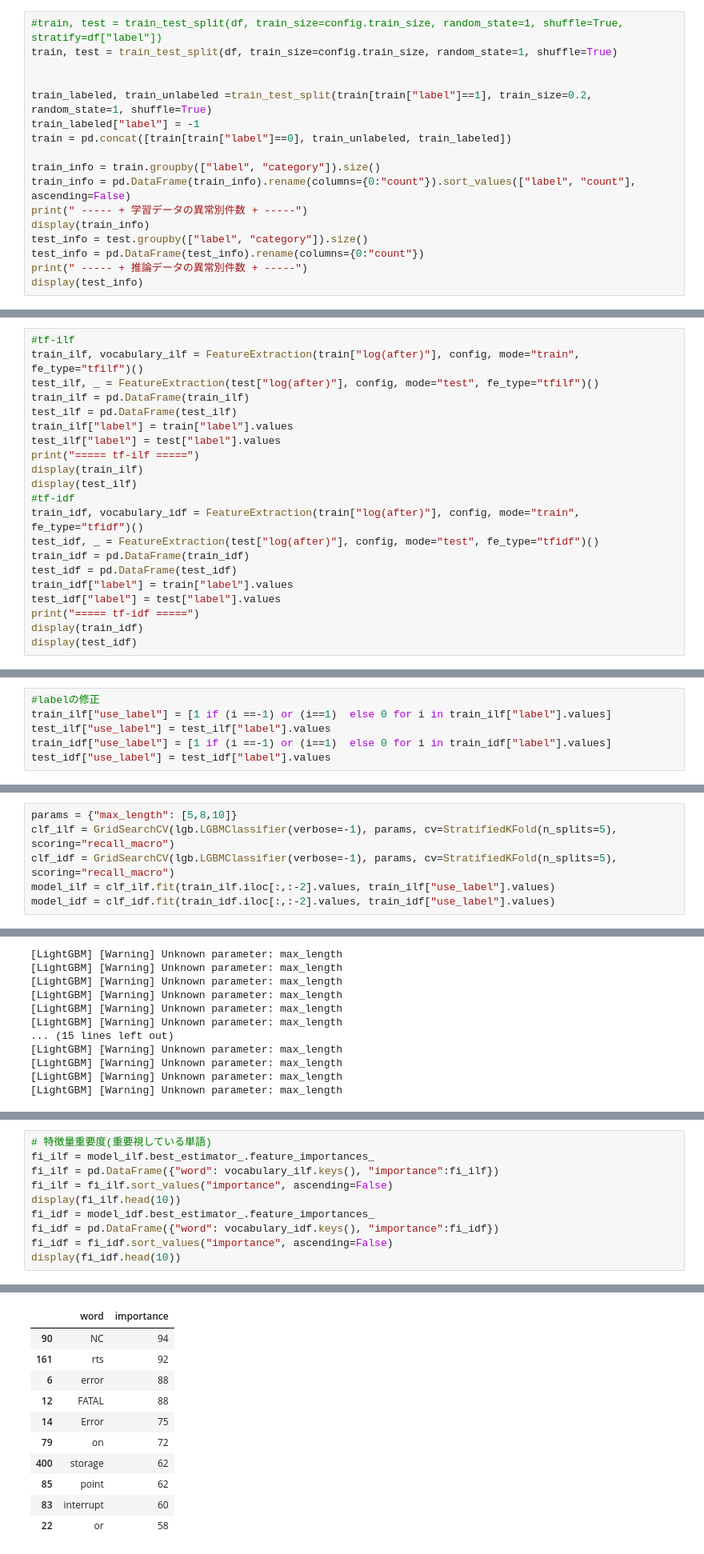
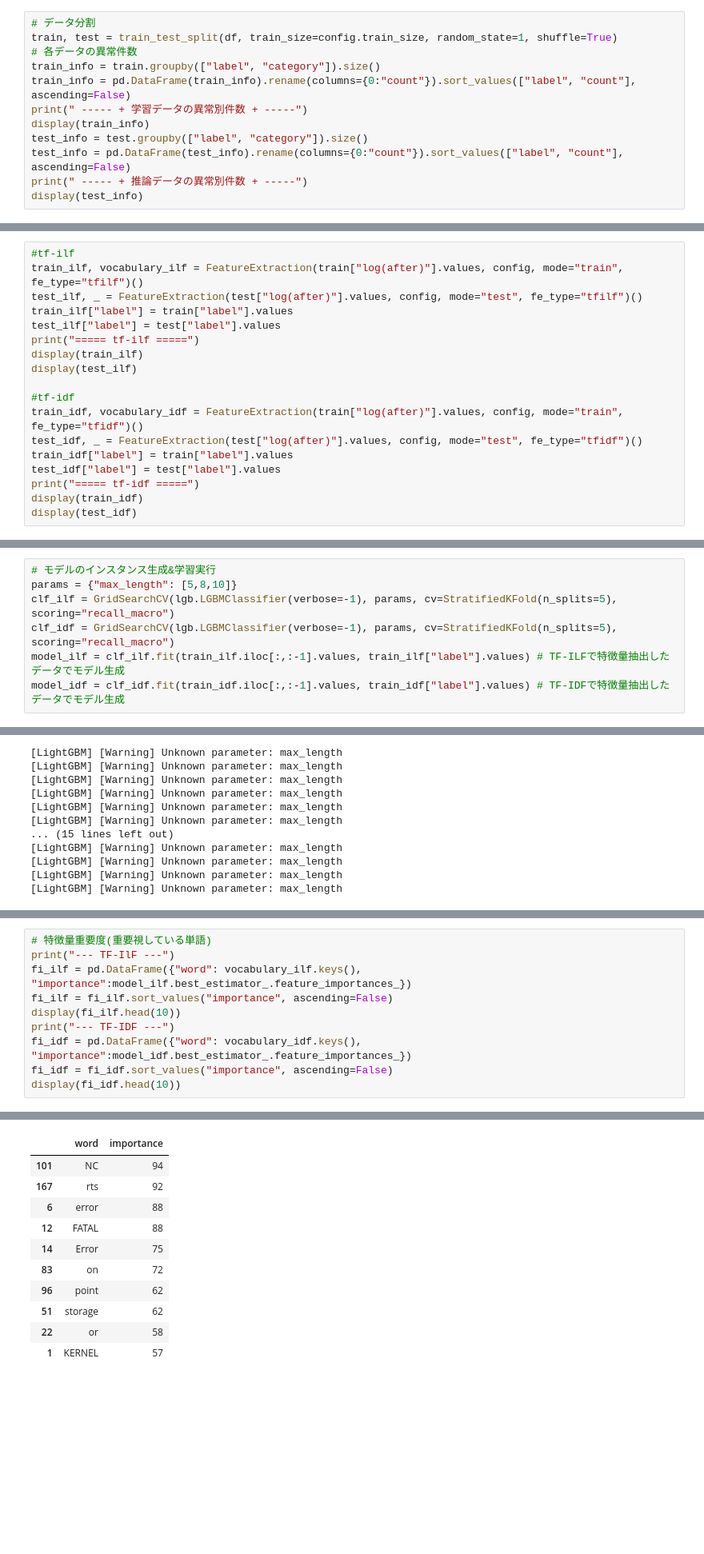
Before and after one commit to tkn34/Log-Analysis, a Jupyter notebook: exec.ipynb, the cells around one changed output, grey strips where cells are left out. Shown at 80% size. Drawn from its saved outputs; the diff is of its cells as text; blank space fills up the shorter version.

```diff
--- a/exec.ipynb
+++ b/exec.ipynb
@@ -116,20 +130,15 @@ display(pd.DataFrame(df["category"].value_counts()))
     * 正常データ(label) ：
     * 異常データ(label) ：
 # %%
-#train, test = train_test_split(df, train_size=config.train_size, random_state=1, shuffle=True, stratify=df["label"])
+# データ分割
 train, test = train_test_split(df, train_size=config.train_size, random_state=1, shuffle=True)
-
-
-train_labeled, train_unlabeled =train_test_split(train[train["label"]==1], train_size=0.2, random_state=1, shuffle=True)
-train_labeled["label"] = -1
-train = pd.concat([train[train["label"]==0], train_unlabeled, train_labeled])
-
+# 各データの異常件数
 train_info = train.groupby(["label", "category"]).size()
 train_info = pd.DataFrame(train_info).rename(columns={0:"count"}).sort_values(["label", "count"], ascending=False)
 print(" ----- + 学習データの異常別件数 + -----")
 display(train_info)
 test_info = test.groupby(["label", "category"]).size()
-test_info = pd.DataFrame(test_info).rename(columns={0:"count"})
+test_info = pd.DataFrame(test_info).rename(columns={0:"count"}).sort_values(["label", "count"], ascending=False)
 print(" ----- + 推論データの異常別件数 + -----")
 display(test_info)
 # %% [output]
@@ -198,20 +206,17 @@ display(test)
 400 rows × 4 columns
 # %%
 #tf-ilf
-train_ilf, vocabulary_ilf = FeatureExtraction(train["log(after)"], config, mode="train", fe_type="tfilf")()
-test_ilf, _ = FeatureExtraction(test["log(after)"], config, mode="test", fe_type="tfilf")()
-train_ilf = pd.DataFrame(train_ilf)
-test_ilf = pd.DataFrame(test_ilf)
+train_ilf, vocabulary_ilf = FeatureExtraction(train["log(after)"].values, config, mode="train", fe_type="tfilf")()
+test_ilf, _ = FeatureExtraction(test["log(after)"].values, config, mode="test", fe_type="tfilf")()
 train_ilf["label"] = train["label"].values
 test_ilf["label"] = test["label"].values
 print("===== tf-ilf =====")
 display(train_ilf)
 display(test_ilf)
+
 #tf-idf
-train_idf, vocabulary_idf = FeatureExtraction(train["log(after)"], config, mode="train", fe_type="tfidf")()
-test_idf, _ = FeatureExtraction(test["log(after)"], config, mode="test", fe_type="tfidf")()
-train_idf = pd.DataFrame(train_idf)
-test_idf = pd.DataFrame(test_idf)
+train_idf, vocabulary_idf = FeatureExtraction(train["log(after)"].values, config, mode="train", fe_type="tfidf")()
+test_idf, _ = FeatureExtraction(test["log(after)"].values, config, mode="test", fe_type="tfidf")()
 train_idf["label"] = train["label"].values
 test_idf["label"] = test["label"].values
 print("===== tf-idf =====")
@@ -281,6 +282,0 @@ tfidf
-# %%
-#labelの修正
-train_ilf["use_label"] = [1 if (i ==-1) or (i==1)  else 0 for i in train_ilf["label"].values]
-test_ilf["use_label"] = test_ilf["label"].values
-train_idf["use_label"] = [1 if (i ==-1) or (i==1)  else 0 for i in train_idf["label"].values]
-test_idf["use_label"] = test_idf["label"].values
@@ -291,9 +283,10 @@ import lightgbm as lgb
 # %%
+# モデルのインスタンス生成&学習実行
 params = {"max_length": [5,8,10]}
 clf_ilf = GridSearchCV(lgb.LGBMClassifier(verbose=-1), params, cv=StratifiedKFold(n_splits=5), scoring="recall_macro")
 clf_idf = GridSearchCV(lgb.LGBMClassifier(verbose=-1), params, cv=StratifiedKFold(n_splits=5), scoring="recall_macro")
-model_ilf = clf_ilf.fit(train_ilf.iloc[:,:-2].values, train_ilf["use_label"].values)
-model_idf = clf_idf.fit(train_idf.iloc[:,:-2].values, train_idf["use_label"].values)
+model_ilf = clf_ilf.fit(train_ilf.iloc[:,:-1].values, train_ilf["label"].values) # TF-ILFで特徴量抽出したデータでモデル生成
+model_idf = clf_idf.fit(train_idf.iloc[:,:-1].values, train_idf["label"].values) # TF-IDFで特徴量抽出したデータでモデル生成
 # %% [output]
 [LightGBM] [Warning] Unknown parameter: max_length
 [LightGBM] [Warning] Unknown parameter: max_length
@@ -334,11 +339,11 @@ sns.heatmap(cm_idf, square=True, cbar=True, annot=True, cmap='Blues', fmt='d')
 # %%
 # 特徴量重要度(重要視している単語)
-fi_ilf = model_ilf.best_estimator_.feature_importances_
-fi_ilf = pd.DataFrame({"word": vocabulary_ilf.keys(), "importance":fi_ilf})
+print("--- TF-IlF ---")
+fi_ilf = pd.DataFrame({"word": vocabulary_ilf.keys(), "importance":model_ilf.best_estimator_.feature_importances_})
 fi_ilf = fi_ilf.sort_values("importance", ascending=False)
 display(fi_ilf.head(10))
-fi_idf = model_idf.best_estimator_.feature_importances_
-fi_idf = pd.DataFrame({"word": vocabulary_idf.keys(), "importance":fi_idf})
+print("--- TF-IDF ---")
+fi_idf = pd.DataFrame({"word": vocabulary_idf.keys(), "importance":model_idf.best_estimator_.feature_importances_})
 fi_idf = fi_idf.sort_values("importance", ascending=False)
 display(fi_idf.head(10))
 # %% [output]
@@ -345,11 +351,11 @@ display(fi_idf.head(10))
 |  | word | importance |
-| 90 | NC | 94 |
-| 161 | rts | 92 |
+| 101 | NC | 94 |
+| 167 | rts | 92 |
 | 6 | error | 88 |
 | 12 | FATAL | 88 |
 | 14 | Error | 75 |
-| 79 | on | 72 |
-| 400 | storage | 62 |
-| 85 | point | 62 |
-| 83 | interrupt | 60 |
+| 83 | on | 72 |
+| 96 | point | 62 |
+| 51 | storage | 62 |
 | 22 | or | 58 |
+| 1 | KERNEL | 57 |
```
Also changed, not shown: parts of 48 cells of this notebook, 16 other files.
